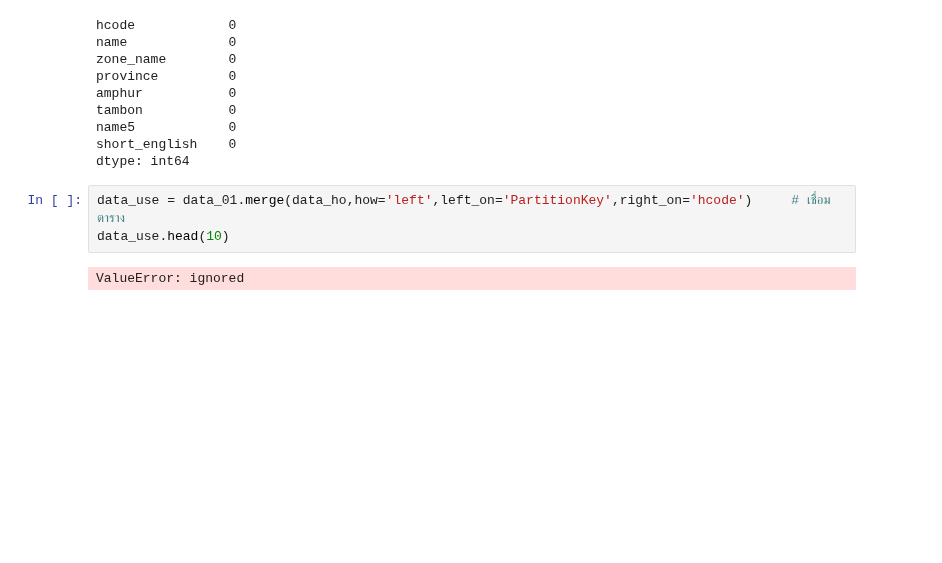
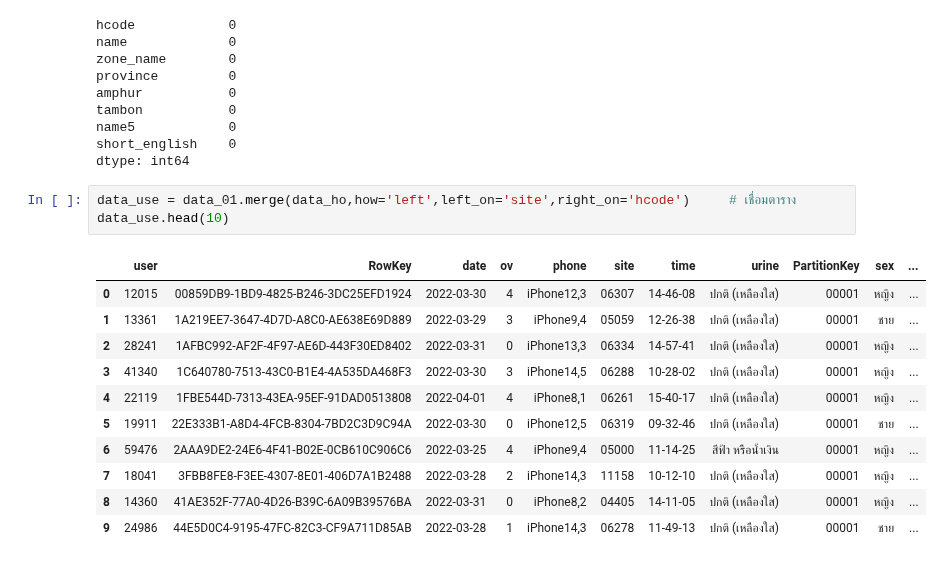
Before and after one commit to 623020514-5/Python-Data-Viz.-, a Jupyter notebook: Final_DataViz.ipynb, the cells around one changed output. Drawn from its saved outputs; the diff is of its cells as text; blank space fills up the shorter version.

```diff
--- a/Final_DataViz.ipynb
+++ b/Final_DataViz.ipynb
@@ -521,7 +506,17 @@ name5            0
 short_english    0
 dtype: int64
 # %%
-data_use = data_01.merge(data_ho,how='left',left_on='PartitionKey',right_on='hcode')     # เชื่อมตาราง
+data_use = data_01.merge(data_ho,how='left',left_on='site',right_on='hcode')     # เชื่อมตาราง
 data_use.head(10)
 # %% [output]
-ValueError: ignored
+|  | user | RowKey | date | ov | phone | site | time | urine | PartitionKey | sex | ... |
+| 0 | 12015 | 00859DB9-1BD9-4825-B246-3DC25EFD1924 | 2022-03-30 | 4 | iPhone12,3 | 06307 | 14-46-08 | ปกติ (เหลืองใส) | 00001 | หญิง | ... |
+| 1 | 13361 | 1A219EE7-3647-4D7D-A8C0-AE638E69D889 | 2022-03-29 | 3 | iPhone9,4 | 05059 | 12-26-38 | ปกติ (เหลืองใส) | 00001 | ชาย | ... |
+| 2 | 28241 | 1AFBC992-AF2F-4F97-AE6D-443F30ED8402 | 2022-03-31 | 0 | iPhone13,3 | 06334 | 14-57-41 | ปกติ (เหลืองใส) | 00001 | หญิง | ... |
+| 3 | 41340 | 1C640780-7513-43C0-B1E4-4A535DA468F3 | 2022-03-30 | 3 | iPhone14,5 | 06288 | 10-28-02 | ปกติ (เหลืองใส) | 00001 | หญิง | ... |
+| 4 | 22119 | 1FBE544D-7313-43EA-95EF-91DAD0513808 | 2022-04-01 | 4 | iPhone8,1 | 06261 | 15-40-17 | ปกติ (เหลืองใส) | 00001 | หญิง | ... |
+| 5 | 19911 | 22E333B1-A8D4-4FCB-8304-7BD2C3D9C94A | 2022-03-30 | 0 | iPhone12,5 | 06319 | 09-32-46 | ปกติ (เหลืองใส) | 00001 | ชาย | ... |
+| 6 | 59476 | 2AAA9DE2-24E6-4F41-B02E-0CB610C906C6 | 2022-03-25 | 4 | iPhone9,4 | 05000 | 11-14-25 | สีฟ้า หรือน้ำเงิน | 00001 | หญิง | ... |
+| 7 | 18041 | 3FBB8FE8-F3EE-4307-8E01-406D7A1B2488 | 2022-03-28 | 2 | iPhone14,3 | 11158 | 10-12-10 | ปกติ (เหลืองใส) | 00001 | หญิง | ... |
+| 8 | 14360 | 41AE352F-77A0-4D26-B39C-6A09B39576BA | 2022-03-31 | 0 | iPhone8,2 | 04405 | 14-11-05 | ปกติ (เหลืองใส) | 00001 | หญิง | ... |
+| 9 | 24986 | 44E5D0C4-9195-47FC-82C3-CF9A711D85AB | 2022-03-28 | 1 | iPhone14,3 | 06278 | 11-49-13 | ปกติ (เหลืองใส) | 00001 | ชาย | ... |
```
Also changed, not shown: parts of 6 cells of this notebook.
